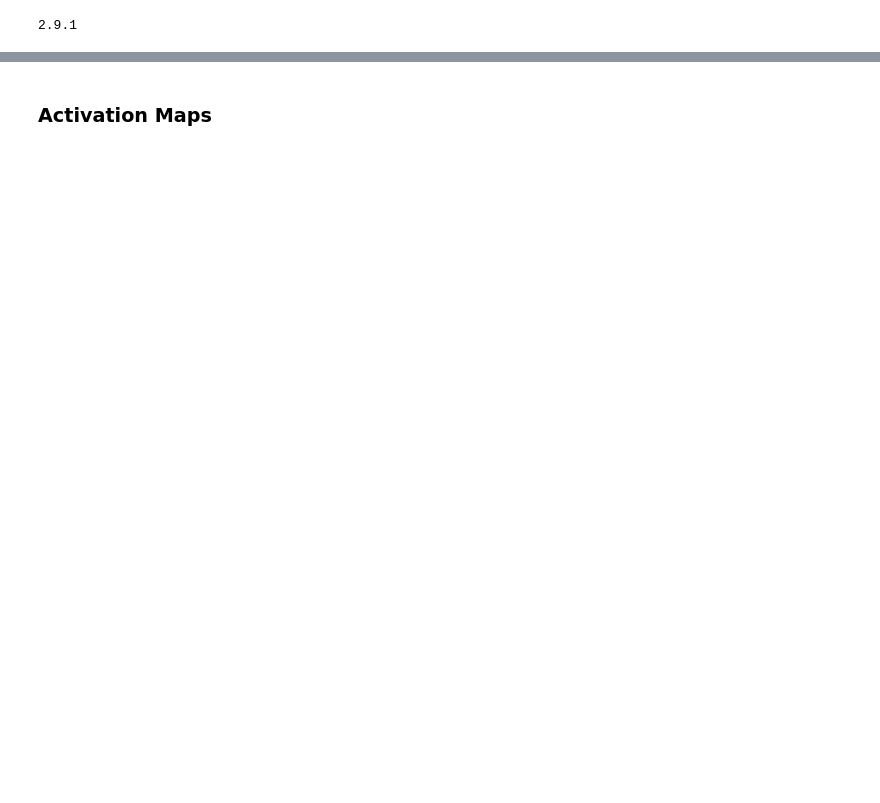
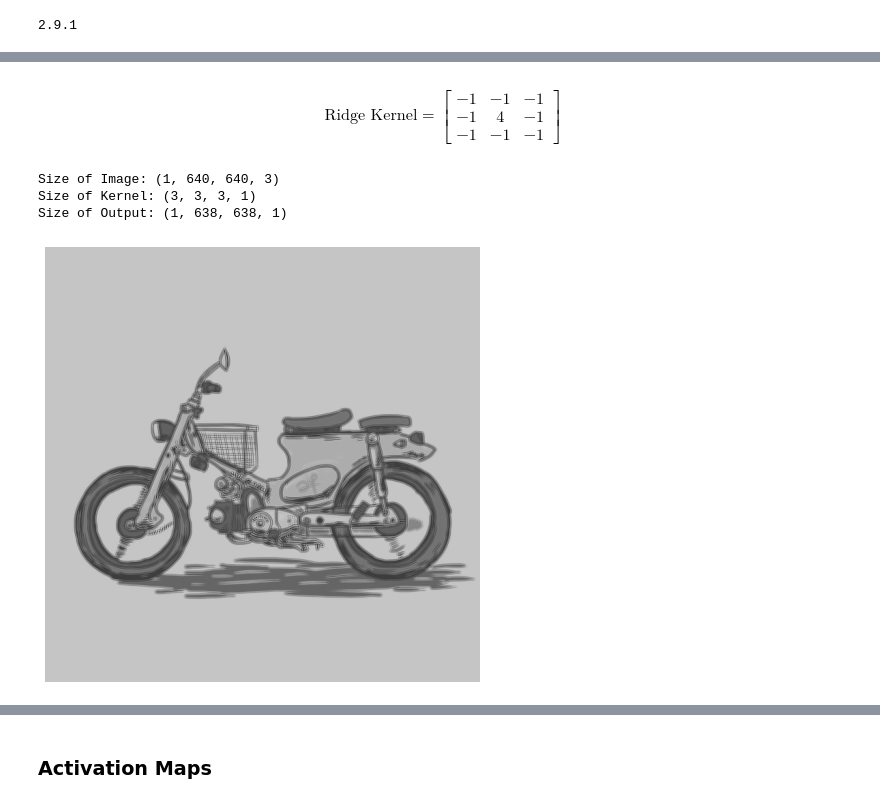
Before and after one commit to simonjisu/aiffel2022, a Jupyter notebook: 07_CNN.ipynb, the cells around one changed output, grey strips where cells are left out. Cells and saved outputs as stored; diff of their text form; code cells hidden in the pictures; blank space fills up the shorter version.

```diff
--- a/07_CNN.ipynb
+++ b/07_CNN.ipynb
@@ -87,0 +85,29 @@ plot_maps(outputs.squeeze(), titles)
+# %% [markdown]
+$$\text{Ridge Kernel} = \begin{bmatrix}-1 & -1 & -1 \\ -1 & 4 & -1 \\ -1 & -1 & -1\end{bmatrix}$$
+# %%
+# Ridge Detection: (K_H, K_W, C_in, C_out) = (3, 3, 3, 1)
+def ridge_kernel_initializer():
+    kernel = np.array([
+        [-1, -1, -1],
+        [-1,  4, -1],
+        [-1, -1, -1]
+    ], dtype=np.float32)
+    kernel = np.repeat(np.expand_dims(kernel, 2), 3, axis=-1)[...,None]
+    return kernel
+
+inputs = np.array(img)[None,].astype(np.float32)
+print(f'Size of Image: {inputs.shape}')
+kernel = ridge_kernel_initializer()
+print(f'Size of Kernel: {kernel.shape}')
+outputs = tf.nn.conv2d(inputs, kernel, strides=1, padding='VALID')
+print(f'Size of Output: {outputs.shape}')
+
+fig, ax = plt.subplots(1, 1, figsize=(8, 8))
+ax.imshow(np.squeeze(outputs.numpy()), cmap='binary')
+ax.axis('off')
+plt.show()
+# %% [output]
+Size of Image: (1, 640, 640, 3)
+Size of Kernel: (3, 3, 3, 1)
+Size of Output: (1, 638, 638, 1)
+[figure, added]
```
Also changed, not shown: parts of 120 cells of this notebook, 8 other files.
